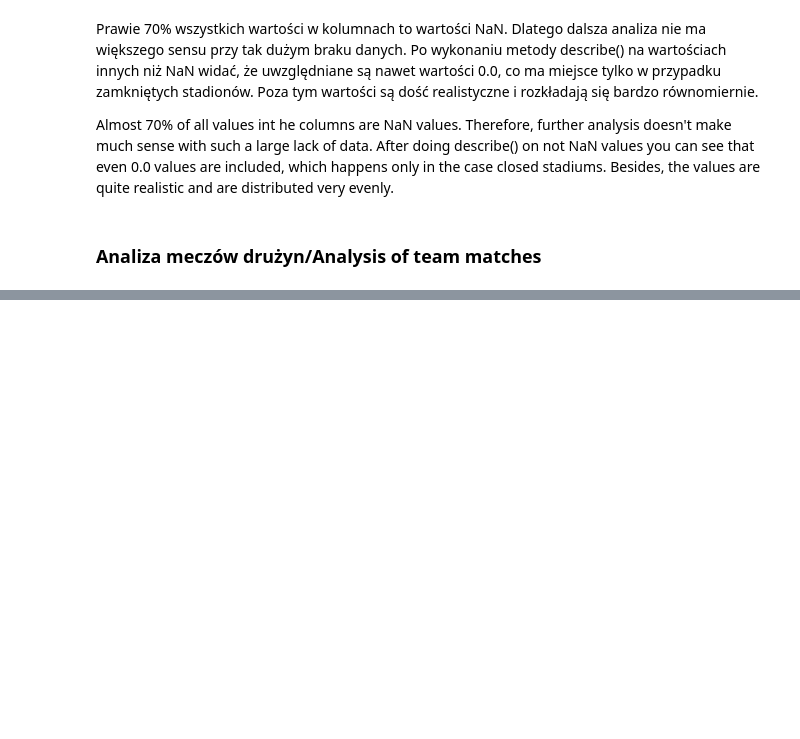
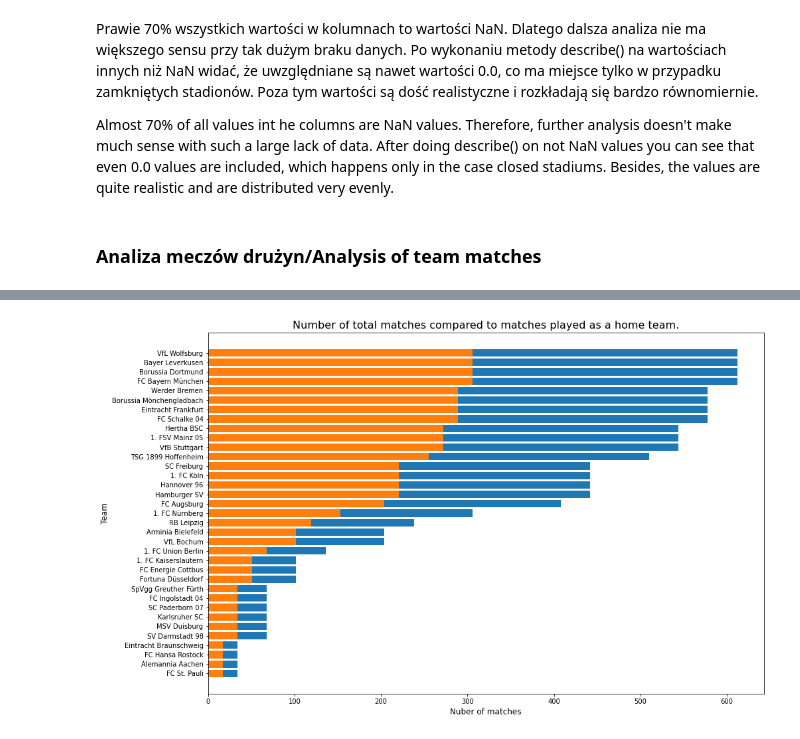
Before and after one commit to slatkowski/bundesliga_seasons_analysis, a Jupyter notebook: bundesliga_seasons_analysis.ipynb, the cells around one changed output, grey strips where cells are left out. Drawn from its saved outputs; the diff is of its cells as text; code cells hidden in the pictures; blank space fills up the shorter version.

```diff
--- a/bundesliga_seasons_analysis.ipynb
+++ b/bundesliga_seasons_analysis.ipynb
@@ -362,0 +363,15 @@ df_matches
+# %%
+'''Wizualizacja na wykresie kolumnowym poziomym wszystkich meczów danej drużyny do meczów roygrzwanzch jako gospodarz.
+Vizualization on the horizontal column chart of total matches of the team to matches played like home team.'''
+plt.figure(figsize = (15, 10))
+
+plt.barh(df_matches['team'], df_matches['total_matches'])
+plt.barh(df_matches['team'], df_matches['matches_home'])
+
+plt.xlabel('Number of matches', fontsize = 12)
+plt.ylabel('Team', fontsize = 12)
+plt.title('Number of total matches compared to matches played as a home team.', fontsize = 16)
+
+plt.show()
+# %% [output]
+[figure, added]
```
Also changed, not shown: parts of 5 cells of this notebook.
